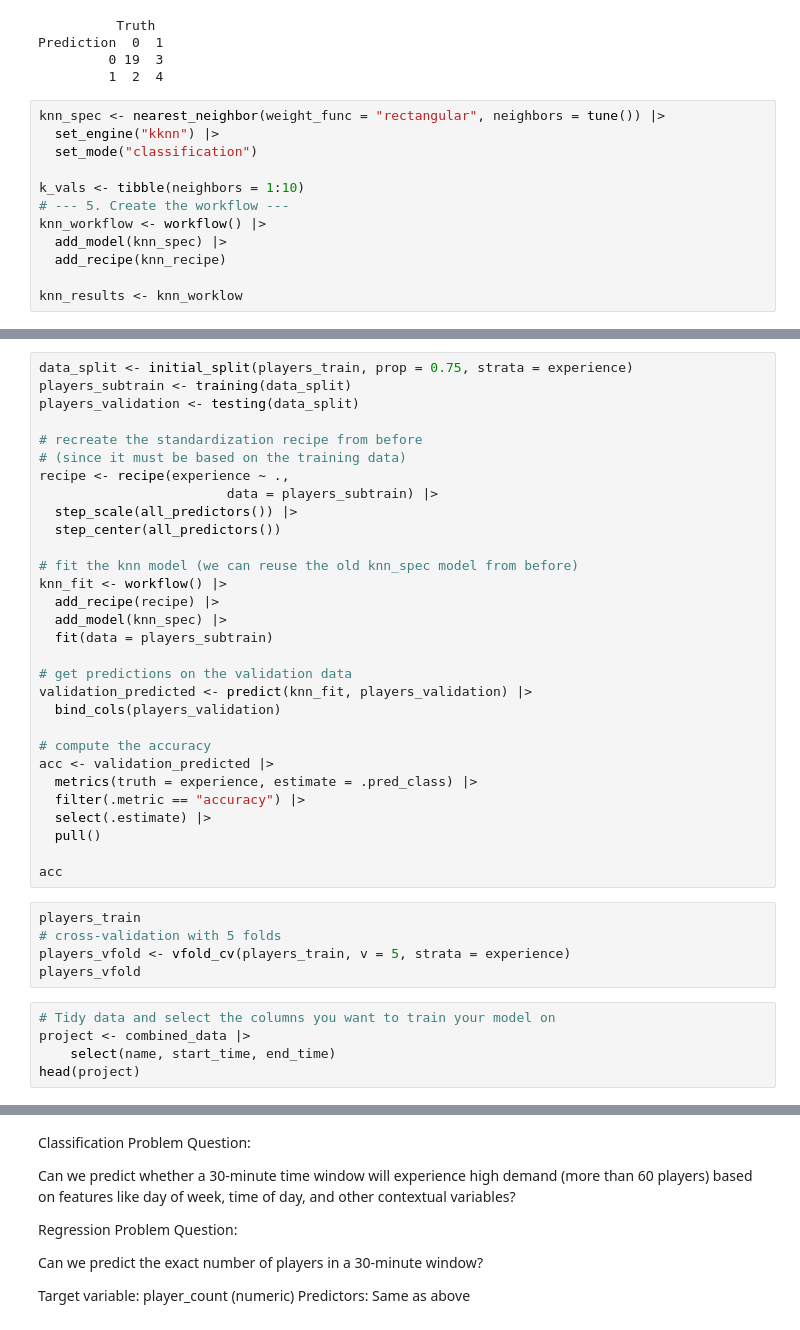
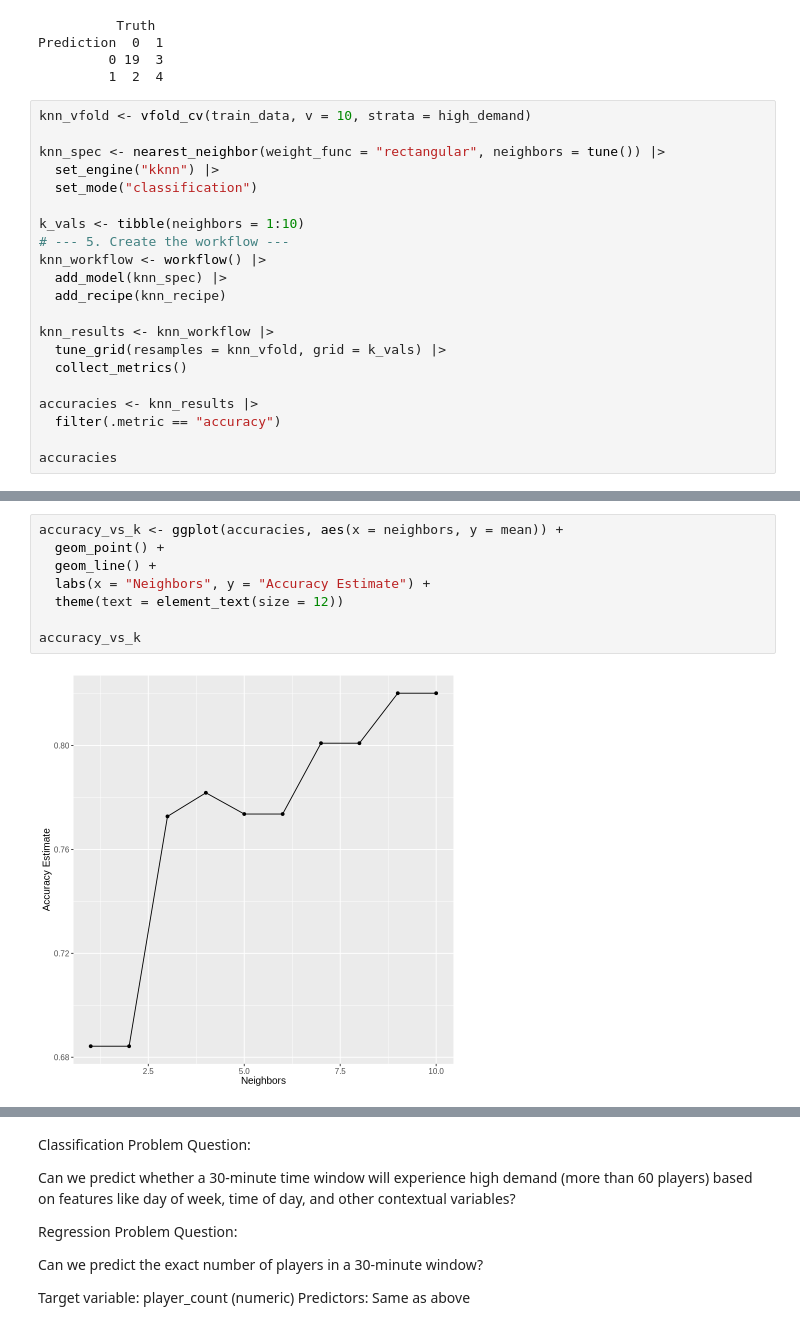
Before and after one commit to ramoladeepika/Ramola_DSCI_100_project_2025, a Jupyter notebook: Dsci_100_project_code.ipynb, the cells around one changed output, grey strips where cells are left out. Drawn from its saved outputs; the diff is of its cells as text.

```diff
--- a/Dsci_100_project_code.ipynb
+++ b/Dsci_100_project_code.ipynb
@@ -271,6 +271,8 @@ Prediction  0  1
          0 19  3
          1  2  4
 # %%
+knn_vfold <- vfold_cv(train_data, v = 10, strata = high_demand)
+
 knn_spec <- nearest_neighbor(weight_func = "rectangular", neighbors = tune()) |>
   set_engine("kknn") |>
   set_mode("classification")
@@ -281,4 +283,11 @@ knn_workflow <- workflow() |>
   add_model(knn_spec) |>
   add_recipe(knn_recipe)
 
-knn_results <- knn_worklow
+knn_results <- knn_workflow |>
+  tune_grid(resamples = knn_vfold, grid = k_vals) |>
+  collect_metrics()
+
+accuracies <- knn_results |>
+  filter(.metric == "accuracy")
+
+accuracies
@@ -285,40 +308,10 @@ knn_results <- knn_worklow
-# %%
-data_split <- initial_split(players_train, prop = 0.75, strata = experience)
-players_subtrain <- training(data_split)
-players_validation <- testing(data_split)
-
-# recreate the standardization recipe from before
-# (since it must be based on the training data)
-recipe <- recipe(experience ~ .,
-                        data = players_subtrain) |>
-  step_scale(all_predictors()) |>
-  step_center(all_predictors())
-
-# fit the knn model (we can reuse the old knn_spec model from before)
-knn_fit <- workflow() |>
-  add_recipe(recipe) |>
-  add_model(knn_spec) |>
-  fit(data = players_subtrain)
-
-# get predictions on the validation data
-validation_predicted <- predict(knn_fit, players_validation) |>
-  bind_cols(players_validation)
-
-# compute the accuracy
-acc <- validation_predicted |>
-  metrics(truth = experience, estimate = .pred_class) |>
-  filter(.metric == "accuracy") |>
-  select(.estimate) |>
-  pull()
-
-acc
-# %%
-players_train
-# cross-validation with 5 folds
-players_vfold <- vfold_cv(players_train, v = 5, strata = experience)
-players_vfold
-# %%
-# Tidy data and select the columns you want to train your model on
-project <- combined_data |>
-    select(name, start_time, end_time)
-head(project)
+# %%
+accuracy_vs_k <- ggplot(accuracies, aes(x = neighbors, y = mean)) +
+  geom_point() +
+  geom_line() +
+  labs(x = "Neighbors", y = "Accuracy Estimate") +
+  theme(text = element_text(size = 12))
+
+accuracy_vs_k
+# %% [output]
+[figure, added]
```
Also changed, not shown: parts of 7 cells of this notebook.
